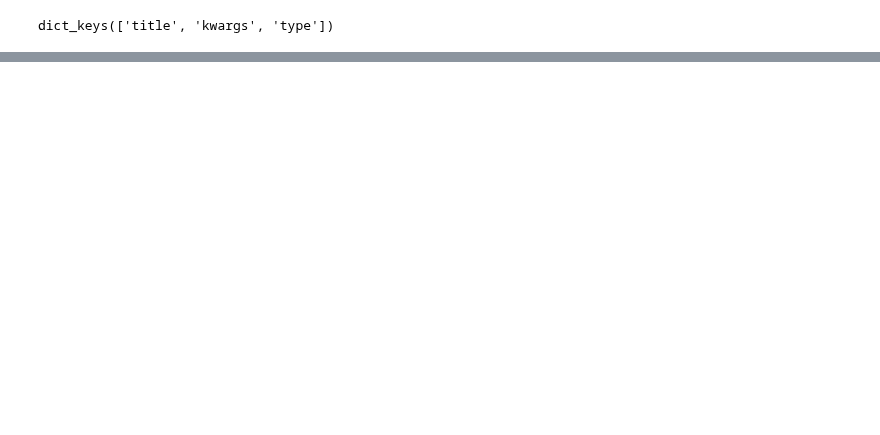
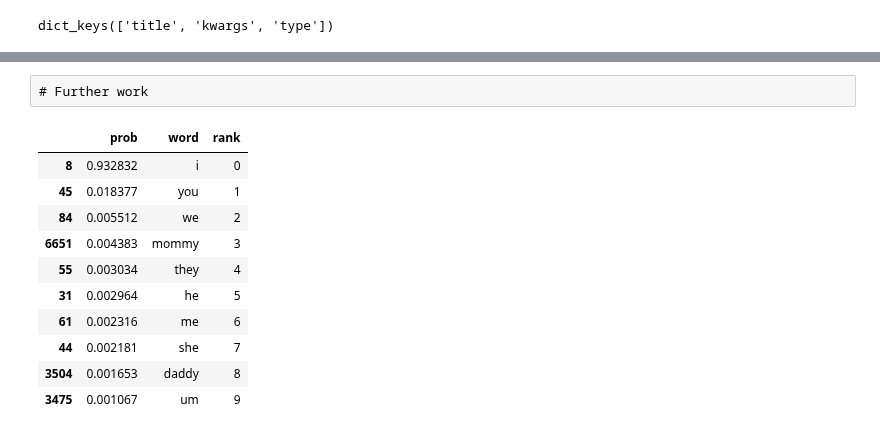
Before and after one commit to smeylan/child-directed-listening, a Jupyter notebook: Model behavior analyses.ipynb, the cells around one changed output, grey strips where cells are left out. Cells and saved outputs as stored; diff of their text form; code cells hidden in the pictures; blank space fills up the shorter version.

```diff
--- a/Model behavior analyses.ipynb
+++ b/Model behavior analyses.ipynb
@@ -149,0 +181,19 @@ print(results)
+# %% [raw]
+# Further work
+# %%
+sentence = "[CHI] [MASK] want to go to the zoo."
+
+_, completions = transformers_bert_completions.bert_completions(sentence, tag_model, initial_tokenizer, initial_vocab_mask)
+completions.head(10)
+# %% [output]
+|  | prob | word | rank |
+| 8 | 0.932832 | i | 0 |
+| 45 | 0.018377 | you | 1 |
+| 84 | 0.005512 | we | 2 |
+| 6651 | 0.004383 | mommy | 3 |
+| 55 | 0.003034 | they | 4 |
+| 31 | 0.002964 | he | 5 |
+| 61 | 0.002316 | me | 6 |
+| 44 | 0.002181 | she | 7 |
+| 3504 | 0.001653 | daddy | 8 |
+| 3475 | 0.001067 | um | 9 |
```
Also changed, not shown: parts of 16 cells of this notebook, 7 other files.
